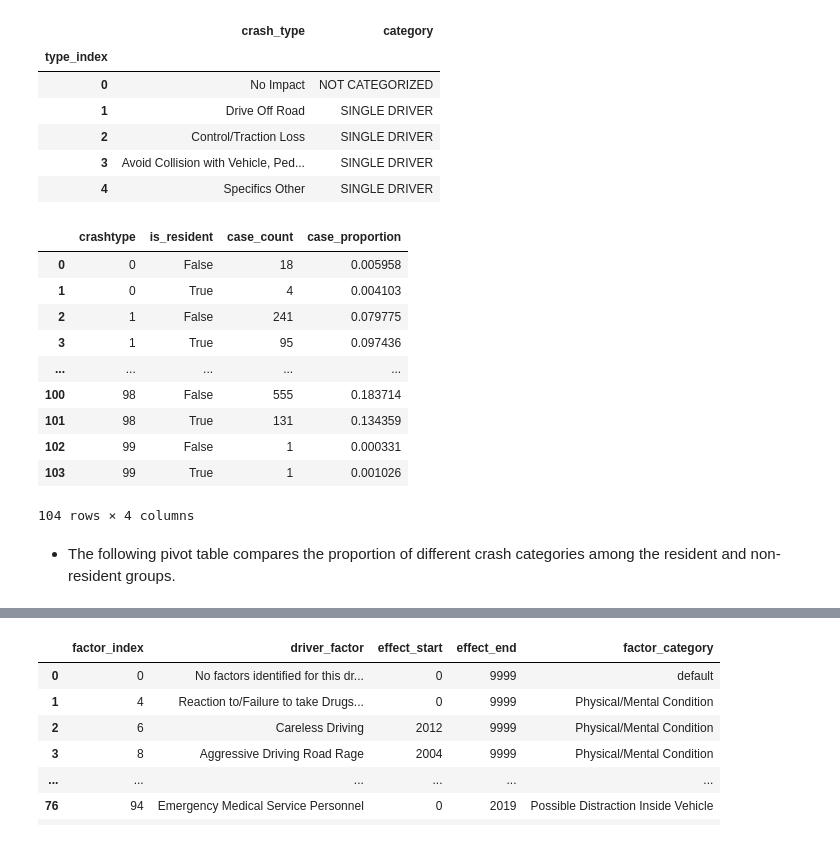
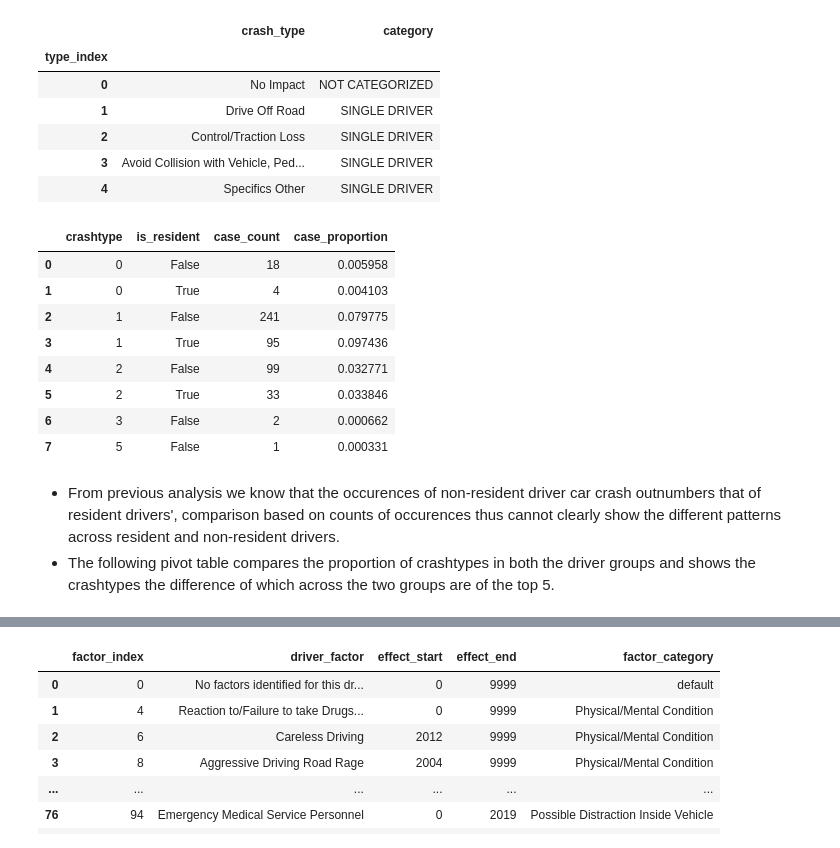
Before and after one commit to Chacoon3/Info-Challenge-2023, a Jupyter notebook: code_py/analysis.ipynb, the cells around one changed output, grey strips where cells are left out. Drawn from its saved outputs; the diff is of its cells as text; code cells hidden in the pictures.

```diff
--- a/code_py/analysis.ipynb
+++ b/code_py/analysis.ipynb
@@ -123,46 +123,46 @@ map_crashtype_eng = {   # maps a crashtype index to its actual meaning
 df_data_main['crash_category'] = df_data_main.crashtype.map(map_crashtype_category)
 df_data_main['crashtype_eng'] = df_data_main.crashtype.map(map_crashtype_eng)
 # %%
+# count the occurances of each crashtype for both the residenr and non-resident groups
 df_data_crash = df_data_main.groupby(by=['crashtype', 'is_resident']).agg(
     case_count=pd.NamedAgg(column='par', aggfunc=len),
 ).reset_index()
 
 # temporary dataframe for calculating total by is_resident
 df_temp = df_data_main.groupby('is_resident').par.agg('count')
 # print(df_temp)
 non_resident_event_count = float(df_temp.iloc[0])
 resident_event_count = float(df_temp.iloc[1])
 del df_temp
 
 
 def get_case_proportion(case_index: int, crash_dataframe: pd.DataFrame) -> float:
     is_resident = crash_dataframe.loc[case_index, 'is_resident']
     case_count = crash_dataframe.loc[case_index, 'case_count']
     if is_resident:
         ratio = case_count / resident_event_count
     else:
         ratio = case_count / non_resident_event_count
     return ratio
 
 
 df_data_crash['case_proportion'] = df_data_crash.index.map(
     lambda i: get_case_proportion(i, df_data_crash))
 
-df_data_crash
+df_data_crash[:8]
 # %% [output]
 |  | crashtype | is_resident | case_count | case_proportion |
 | 0 | 0 | False | 18 | 0.005958 |
 | 1 | 0 | True | 4 | 0.004103 |
 | 2 | 1 | False | 241 | 0.079775 |
 | 3 | 1 | True | 95 | 0.097436 |
-| ... | ... | ... | ... | ... |
-| 100 | 98 | False | 555 | 0.183714 |
-| 101 | 98 | True | 131 | 0.134359 |
-| 102 | 99 | False | 1 | 0.000331 |
-| 103 | 99 | True | 1 | 0.001026 |
+| 4 | 2 | False | 99 | 0.032771 |
+| 5 | 2 | True | 33 | 0.033846 |
+| 6 | 3 | False | 2 | 0.000662 |
+| 7 | 5 | False | 1 | 0.000331 |
-104 rows × 4 columns
-# %% [markdown]
-- The following pivot table compares the proportion of different crash categories among the resident and non-resident groups.
+# %% [markdown]
+- From previous analysis we know that the occurences of non-resident driver car crash outnumbers that of resident drivers', comparison based on counts of occurences thus cannot clearly show the different patterns across resident and non-resident drivers.
+- The following pivot table compares the proportion of crashtypes in both the driver groups and shows the crashtypes the difference of which across the two groups are of the top 5.
 # %%
 df_crash_pivoted = df_data_crash.pivot(
     index='crashtype', columns='is_resident', values=['case_proportion'])
```
Also changed, not shown: parts of 13 cells of this notebook, 1 other file.
